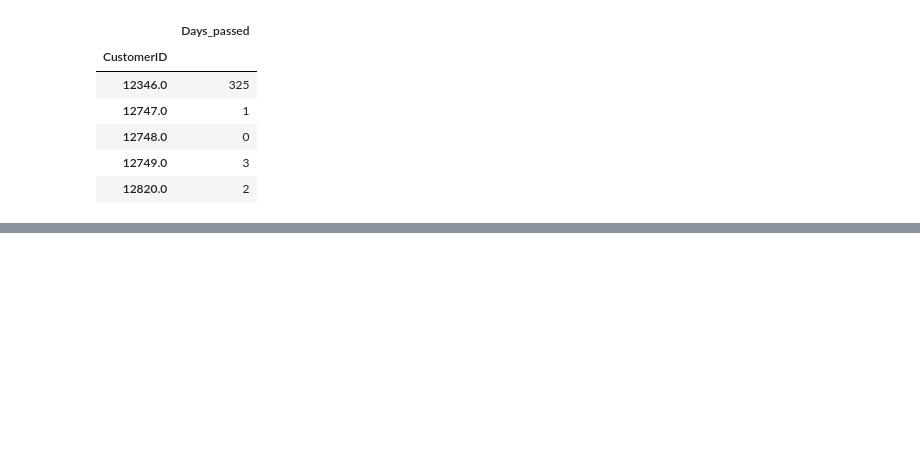
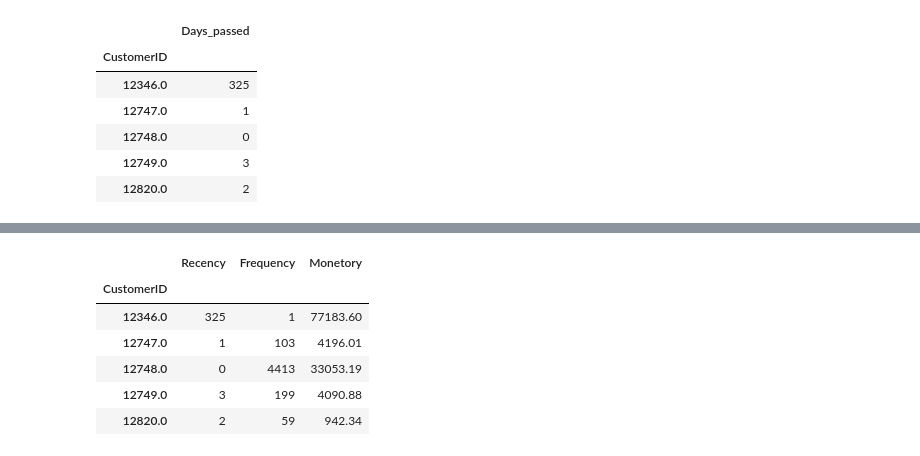
Before and after one commit to dsnnaveen/Online-Retail-Customer-Segementaion, a Jupyter notebook: Online_Retail_Customer_Segmentation_Capstone_Project.ipynb, the cells around one changed output, grey strips where cells are left out. Drawn from its saved outputs; the diff is of its cells as text; code cells hidden in the pictures; blank space fills up the shorter version.

Commit message:
customer rfm analysis

```diff
--- a/Online_Retail_Customer_Segmentation_Capstone_Project.ipynb
+++ b/Online_Retail_Customer_Segmentation_Capstone_Project.ipynb
@@ -437,3 +437,7 @@ recency.head(5)
 | 12748.0 | 0 |
 | 12749.0 | 3 |
 | 12820.0 | 2 |
+# %%
+# Frequency of the customer transactions
+frequency = df[['CustomerID','InvoiceNo']].groupby('CustomerID').count()
+frequency.head()
@@ -439,0 +452,5 @@ recency.head(5)
+# %%
+# Monetory -> purchasing power of the customer
+df['SaleAmount'] = df['Quantity'] * df['UnitPrice']
+monetory = df[['CustomerID', 'SaleAmount']].groupby('CustomerID').sum()
+monetory.head()
@@ -439,0 +465,14 @@ recency.head(5)
+# %%
+# Merge recency, frequency and monetory dataframes
+
+RFM = recency.merge(frequency,on='CustomerID').merge(monetory, on='CustomerID')
+RFM = RFM.rename(columns={"Days_passed": "Recency", "InvoiceNo": "Frequency", "SaleAmount" : "Monetory"})
+RFM.head()
+# %% [output]
+|  | Recency | Frequency | Monetory |
+| CustomerID |  |  |  |
+| 12346.0 | 325 | 1 | 77183.60 |
+| 12747.0 | 1 | 103 | 4196.01 |
+| 12748.0 | 0 | 4413 | 33053.19 |
+| 12749.0 | 3 | 199 | 4090.88 |
+| 12820.0 | 2 | 59 | 942.34 |
```
Also changed, not shown: parts of 6 cells of this notebook.
